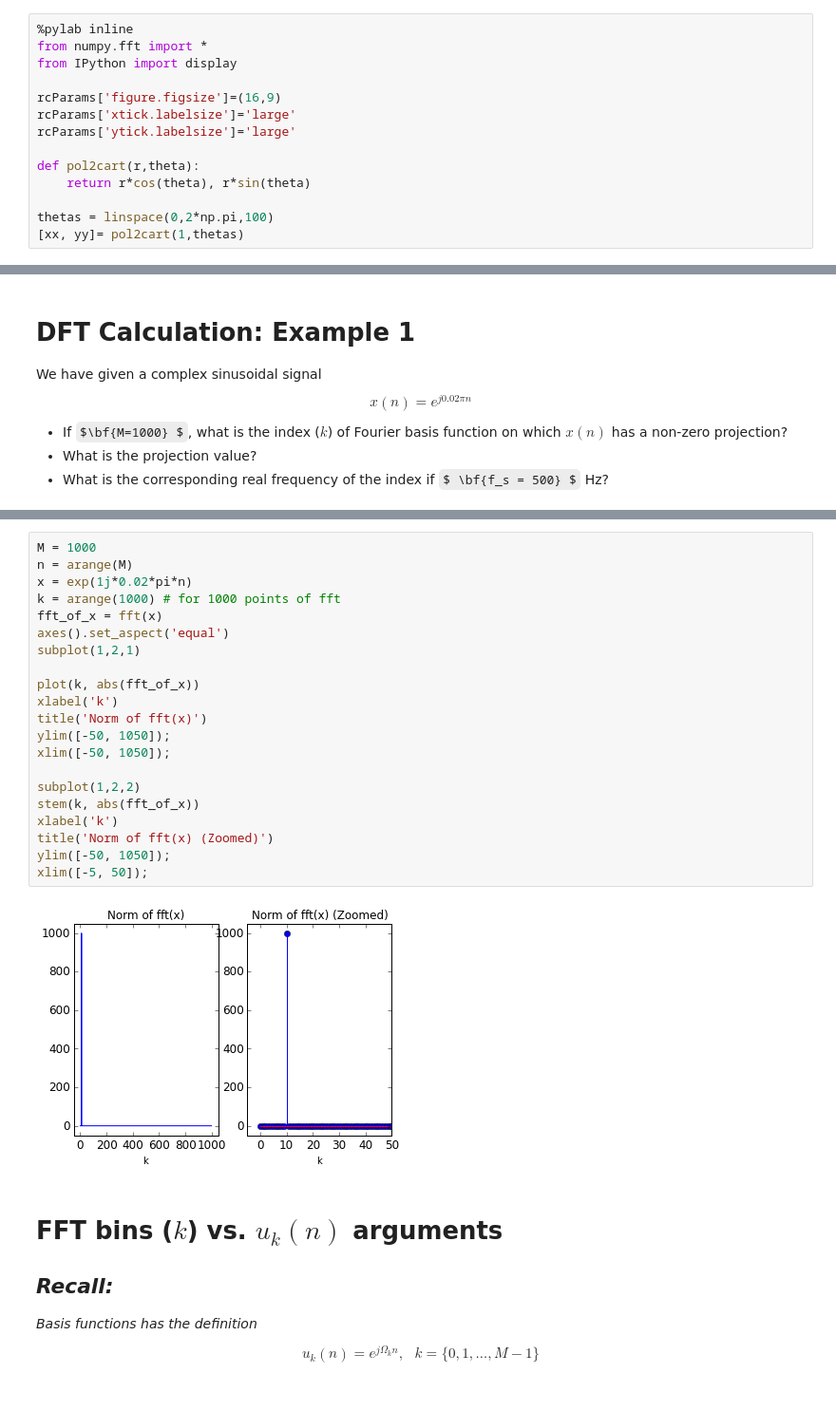
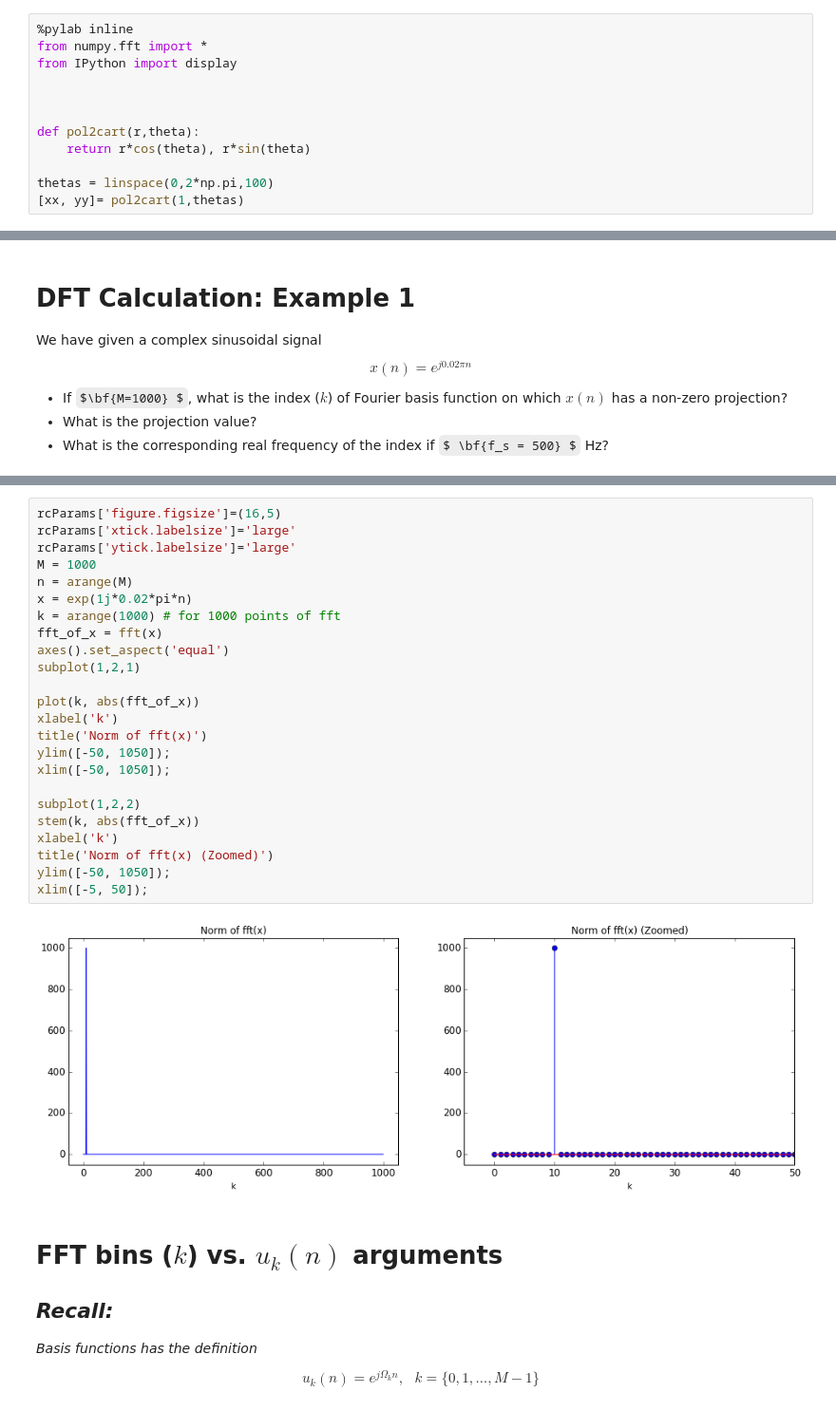
Before and after one commit to GurayGurkan/Lecture-Codes-Signal-Processing-Applications, a Jupyter notebook: EE0404_Lecture3.ipynb, the cells around one changed output, grey strips where cells are left out. Shown at 95% size. Saved outputs shown, nothing was run; the diff lists cells and outputs as text; some formulas as TeX source.

```diff
--- a/EE0404_Lecture3.ipynb
+++ b/EE0404_Lecture3.ipynb
@@ -19,9 +19,7 @@ $$ July\ 2016 $$
 from numpy.fft import *
 from IPython import display
 
-rcParams['figure.figsize']=(16,9)
-rcParams['xtick.labelsize']='large'
-rcParams['ytick.labelsize']='large'
+
 
 def pol2cart(r,theta):
     return r*cos(theta), r*sin(theta)
@@ -49,28 +48,31 @@ $ x(n) = e^{j0.02\pi n} $
 - What is the non-zero vector index and value?
 - Plot the norm of this vector versus $k$.
 # %%
+rcParams['figure.figsize']=(16,5)
+rcParams['xtick.labelsize']='large'
+rcParams['ytick.labelsize']='large'
 M = 1000
 n = arange(M)
 x = exp(1j*0.02*pi*n)
 k = arange(1000) # for 1000 points of fft
 fft_of_x = fft(x)
 axes().set_aspect('equal')
 subplot(1,2,1)
 
 plot(k, abs(fft_of_x))
 xlabel('k')
 title('Norm of fft(x)')
 ylim([-50, 1050]);
 xlim([-50, 1050]);
 
 subplot(1,2,2)
 stem(k, abs(fft_of_x))
 xlabel('k')
 title('Norm of fft(x) (Zoomed)')
 ylim([-50, 1050]);
 xlim([-5, 50]);
 # %% [output]
-[figure, old version]
+[figure, new version]
 # %% [markdown]
 # FFT bins ($k$) vs. $u_k(n)$ arguments
 ## _Recall:_
```
Also changed, not shown: parts of 7 cells of this notebook.
